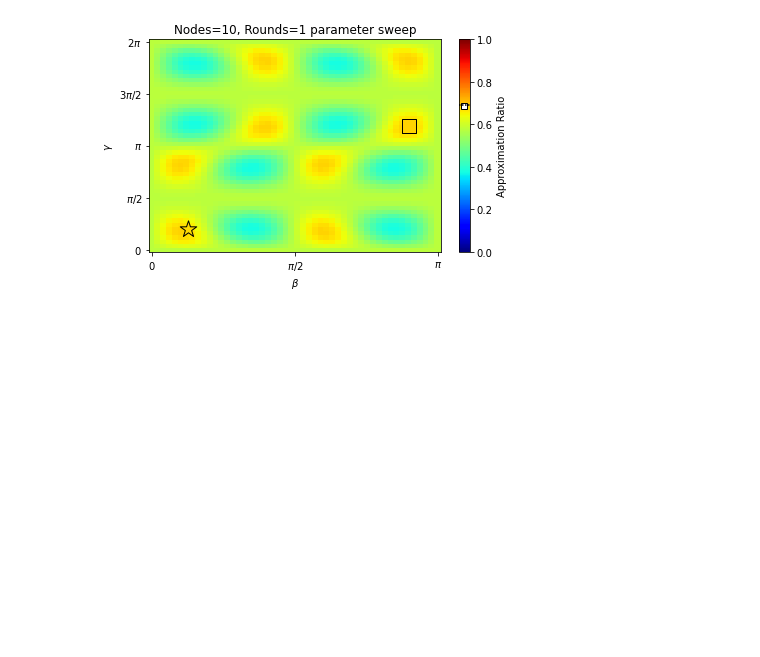
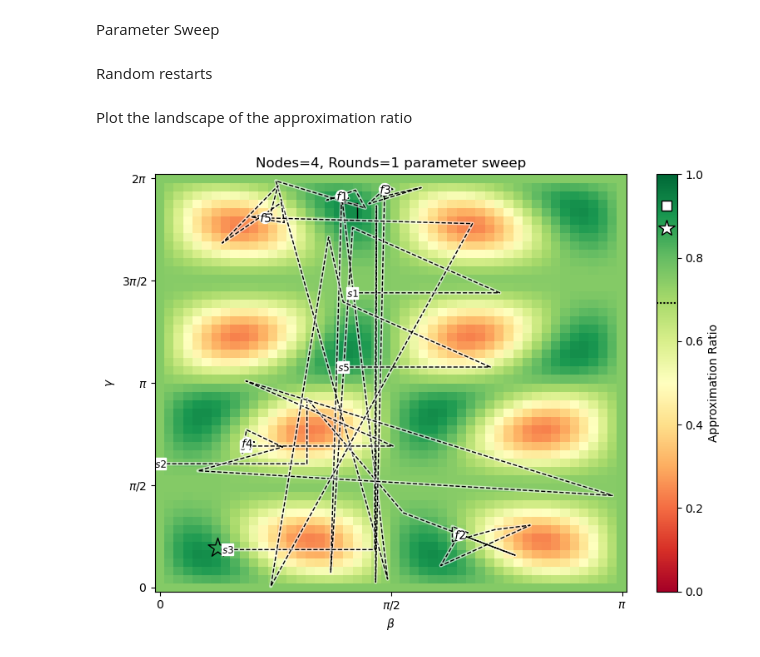
Before and after one commit to quantumquad/qaoa_fixed_angle_tests, a Jupyter notebook: fixed-angles.ipynb, the cells around one changed output. Drawn from its saved outputs; the diff is of its cells as text; code cells hidden in the pictures; blank space fills up the shorter version.

Commit message:
added random restarts and trajectory plots on top of landscape

```diff
--- a/fixed-angles.ipynb
+++ b/fixed-angles.ipynb
@@ -16,7 +16,7 @@ gammas = angle_data['gamma']
 guarantee = angle_data['AR']
 # %%
 def create_QAOA_circuit(nodes, edges, betas, gammas):
-    assert len(betas) == len(gammas), "Betas and Gammas arrays should be of the same length"
+    assert len(betas) == len(gammas), "Betas and Gammas lists should be of the same length"
     rounds = len(betas)
     circuit = QuantumCircuit(nodes)
     for i in range(nodes):
@@ -53,15 +53,15 @@ def get_QAOA_approxRatio(size, betas, gammas):
     sv_counts = execute(circuit, sv).result().get_counts()
 
     # Get energy expectation value
-    ee = 0
+    energyExpectation = 0
     for (cut, count) in sv_counts.items():
         size = pl.eval_cut(nodes, edges, cut)
-        ee = ee + size * count
+        energyExpectation = energyExpectation + size * count
 
     # Get approximation ratio
-    ar = ee / optVal
+    approximationRatio = energyExpectation / optVal
 
-    return ar
+    return approximationRatio
 # %%
 size_list = list(range(4,17,2))
 ar_list = [get_QAOA_approxRatio(size,betas, gammas) for size in size_list]
@@ -86,8 +90,10 @@ plt.savefig("Rounds={}.png".format(rounds))
+# %% [markdown]
+Parameter Sweep
 # %%
 # Parameter sweep for a particular problem size
 # betas lie in [0,pi]
 # gammas lie in [0,2pi]
-size = 6
+size = 4
 numpts = 50
 _betas = np.linspace(0, np.pi, numpts)
 _gammas = np.linspace(0, 2 * np.pi, numpts)
@@ -100,3 +106,5 @@ for indx in range(numpts):
         ar_arr[indx, indy] = get_QAOA_approxRatio(size, beta, gamma)
 fixed_beta, fixed_gamma = pl.fixed_angles_data["3"]["1"]['beta'], pl.fixed_angles_data["3"]["1"]['gamma']
 fixed_AR = get_QAOA_approxRatio(size, fixed_beta, fixed_gamma)
+# %% [markdown]
+Random restarts
@@ -103,25 +167,42 @@ fixed_AR = get_QAOA_approxRatio(size, fixed_beta, fixed_gamma)
+# %% [markdown]
+Plot the landscape of the approximation ratio
 # %%
 import matplotlib.cm as cm
-cmap = cm.get_cmap('jet')
-fig, ax = plt.subplots()
+cmap = cm.get_cmap('RdYlGn')
+fig, ax = plt.subplots(figsize=(8,6))
 # Colormap from the parameter sweep
 cc = ax.pcolor(betas_arr, gammas_arr, ar_arr, vmin = 0, vmax = 1, cmap=cmap)
 # Plot the AR obtained for the fixed angle parameters
 ax.scatter(fixed_beta, fixed_gamma, c= [cmap(fixed_AR)], s=300, marker = '*', linewidths=1, edgecolors='k', label = "Fixed Angle")
 # Plot the best obtained approximation ratio point
 maxx, maxy = np.unravel_index(np.argmax(ar_arr), ar_arr.shape)
 ax.scatter(betas_arr[maxx,maxy], gammas_arr[maxx,maxy], c= [cmap(ar_arr[maxx,maxy])], s=200, marker = 's', linewidths=1, edgecolors='k', label = "Best AR")
 # Mark the AR's obtained at the fixed angles, the highest obtained AR, and the guarantee on the colorbar
 guar = pl.fixed_angles_data["3"]["1"]['AR']
 cbar = plt.colorbar(cc); cbar.set_label("Approximation Ratio")
-cbar.ax.plot(0.5, fixed_AR, 'w*', mec='k'); cbar.ax.plot(0.5, ar_arr[maxx,maxy] , c='w', marker='s', mec='k'); cbar.ax.plot([0,1], [guar,guar] , c='k', ls=(0,(1,1)), mec='k')
+cbar.ax.plot(0.5, fixed_AR, 'w*', mec='k', ms=15); cbar.ax.plot(0.5, ar_arr[maxx,maxy] , c='w', marker='s', mec='k', ms=8); cbar.ax.plot([0,1], [guar,guar] , c='k', ls=(0,(1,1)), mec='k')
 # Labels, etc.
 ax.set_title("Nodes={}, Rounds=1 parameter sweep".format(size))
 ax.set_xlabel(r"$\beta$")
 ax.set_ylabel(r"$\gamma$")
 ax.set_xticks([0, np.pi/2, np.pi], labels=["$0$", r"$\pi/2$", r'$\pi$'])
 ax.set_yticks([0, np.pi/2, np.pi, np.pi*1.5, np.pi *2], labels=["$0$", r"$\pi/2$", r'$\pi$', r'$3\pi/2$', r'$2\pi$'])
 plt.tight_layout()
-plt.savefig("Sweep-Size={}-Rounds={}.png".format(size, 1))
+plt.savefig("Sweep-Size={}-Rounds={}.png".format(size, 1), dpi=300)
+
+# Plot also the restart angles and trajectories
+# colors = cm.turbo(np.linspace(0.1,0.5,restarts))
+for restartInd in range(restarts):
+    # Plot trajectories
+    angles = angles_evolution[restartInd]; betas = [a[0] % np.pi for a in angles]; gammas = [a[1] % (2 * np.pi) for a in angles]
+    ax.plot(betas,gammas, '-', c = 'w', lw=3, alpha=0.6); ax.plot(betas,gammas, '--', c = 'k', lw=1)
+for restartInd in range(restarts):
+    # Plot start and end points
+    angles = angles_evolution[restartInd]; betas = [a[0] % np.pi for a in angles]; gammas = [a[1] % (2 * np.pi) for a in angles]
+    ax.plot(betas[0], gammas[0], 's', mfc='w', mec='w', markersize=10); ax.plot(betas[0], gammas[0], marker='$s{}$'.format(restartInd+1), color='k', markersize=9, lw=0, mec='None') #starting point
+    ax.plot(betas[-1], gammas[-1], 'o', mfc='w', mec = 'w', markersize=10) ; ax.plot(betas[-1], gammas[-1], marker='$f{}$'.format(restartInd+1), mfc='k', markersize=9, lw=0, mec='None') #end point
+
+plt.tight_layout()
+plt.savefig("RestartSweep-Size={}-Rounds={}.png".format(size, 1), dpi=300)
 # %% [output]
-[figure, old version]
+[figure, new version]
```
Also changed, not shown: parts of 4 cells of this notebook.
